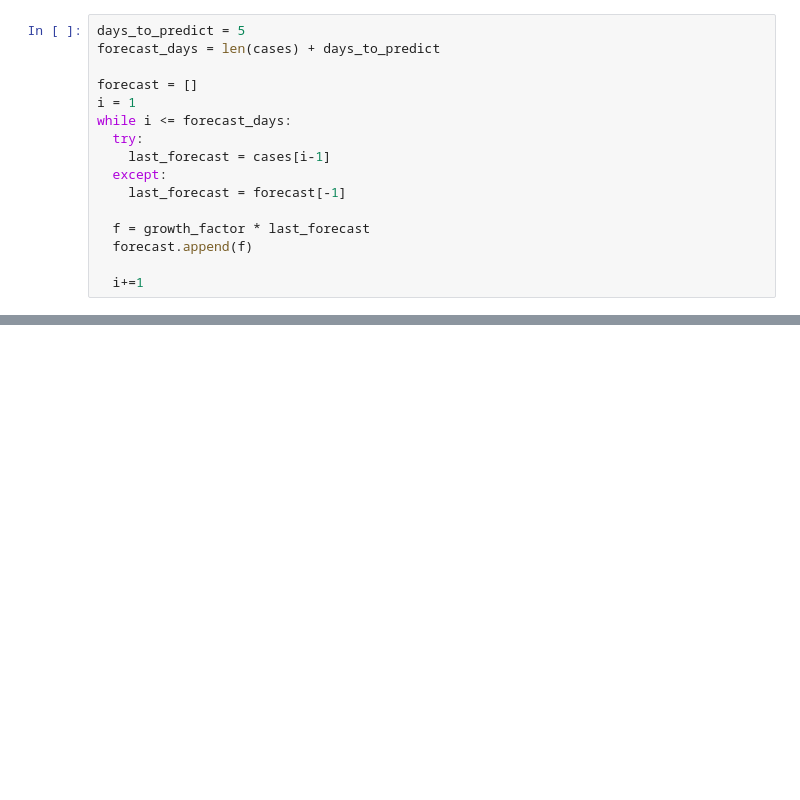
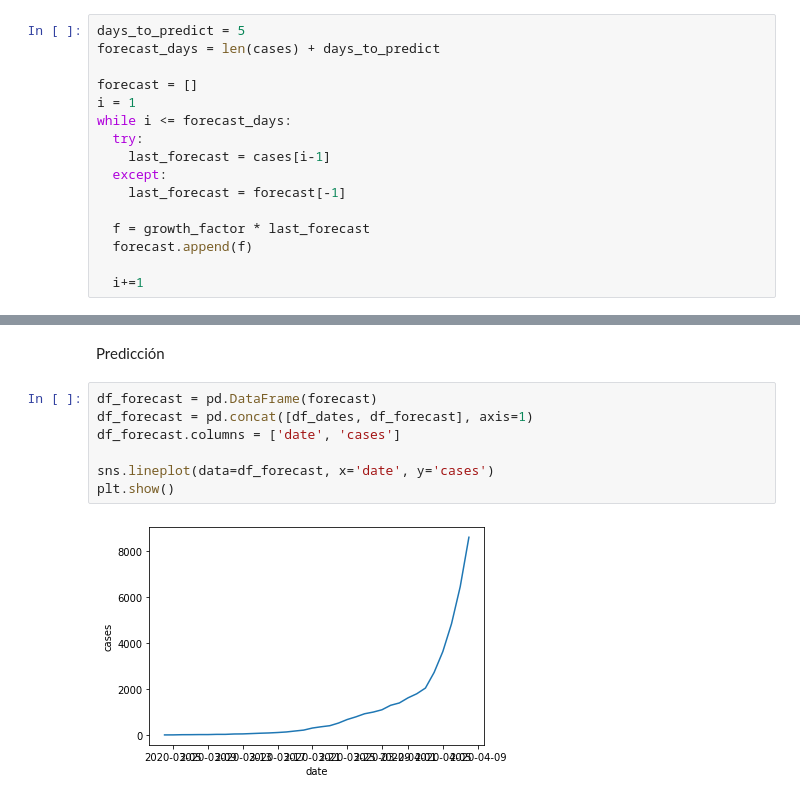
Before and after one commit to cemansilla/covid-19-notebook, a Jupyter notebook: COVID-19.ipynb, the cells around one changed output, grey strips where cells are left out. Cells and saved outputs as stored; diff of their text form; blank space fills up the shorter version.

```diff
--- a/COVID-19.ipynb
+++ b/COVID-19.ipynb
@@ -49,0 +122,11 @@ while i <= forecast_days:
+# %% [markdown]
+Predicción
+# %%
+df_forecast = pd.DataFrame(forecast)
+df_forecast = pd.concat([df_dates, df_forecast], axis=1)
+df_forecast.columns = ['date', 'cases']
+
+sns.lineplot(data=df_forecast, x='date', y='cases')
+plt.show()
+# %% [output]
+[figure, added]
```
Also changed, not shown: parts of 7 cells of this notebook.
